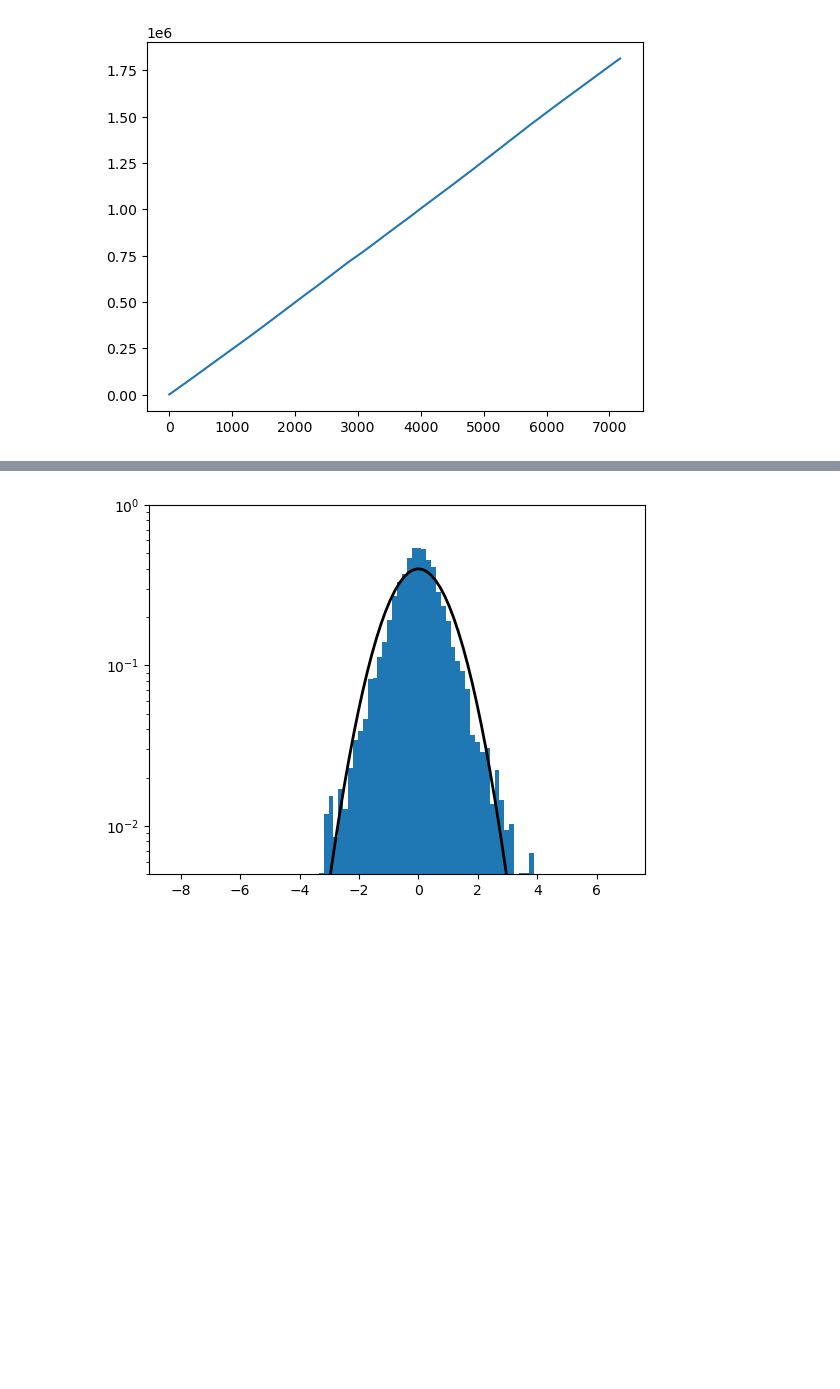
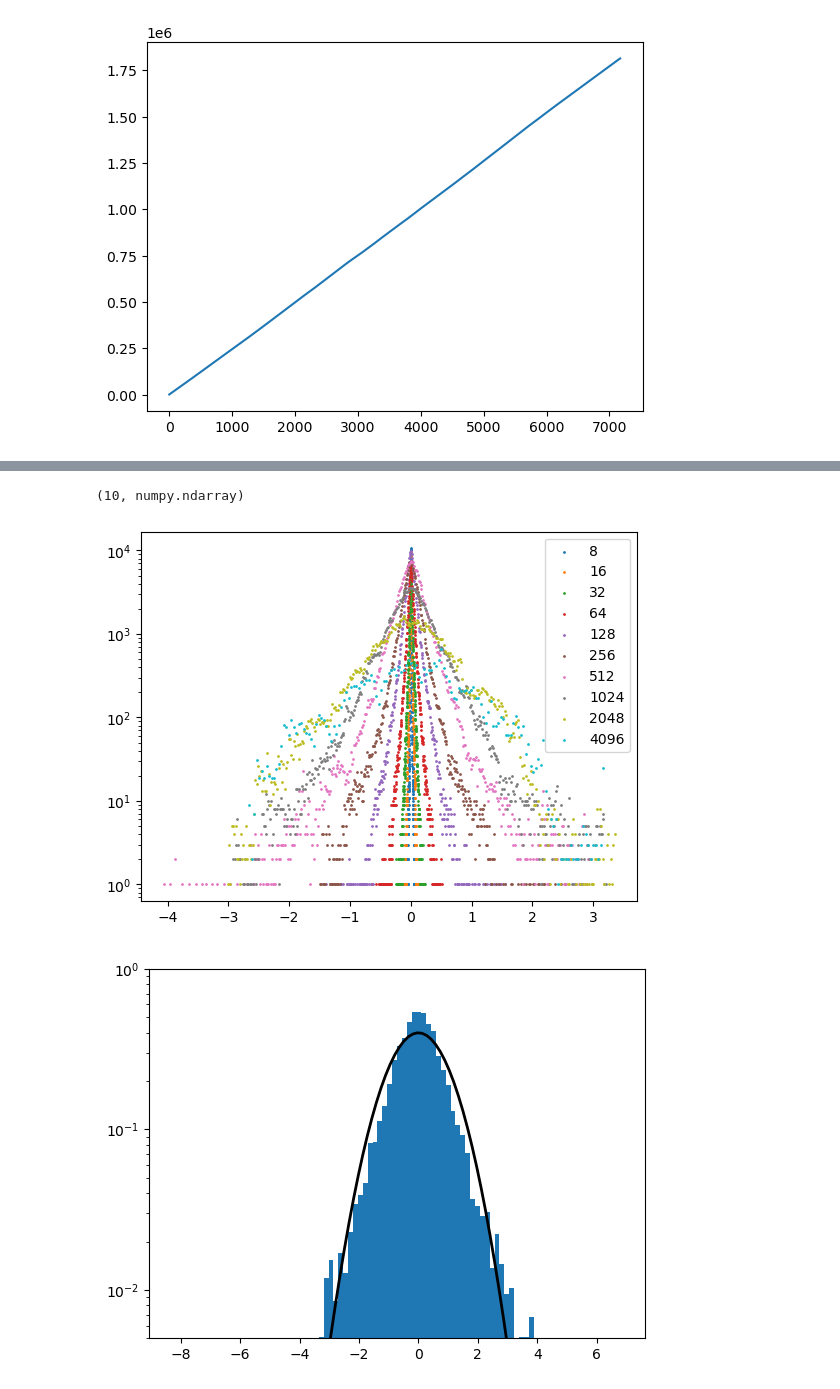
Before and after one commit to threeblueonebrowneyes/Critical-Scale-Invariance-Heart-Rate, a Jupyter notebook: Reading hea files - Data processing.ipynb, the cells around one changed output, grey strips where cells are left out. Saved outputs shown, nothing was run; the diff lists cells and outputs as text; code cells hidden in the pictures; blank space fills up the shorter version.

```diff
--- a/Reading hea files - Data processing.ipynb
+++ b/Reading hea files - Data processing.ipynb
@@ -155,3 +180,17 @@ n_seg 448
+# %%
+len(list_Delta_B), type(list_Delta_B[0])
+# %% [output]
+(10, numpy.ndarray)
+# %%
+for i,d in enumerate(list_Delta_B):
+    counts, edges=np.histogram(d/2000, bins=int(np.sqrt(d.size)))
+    bin_cen=(edges[1:]+edges[:-1])/2
+    plt.scatter(bin_cen, counts, s=1, label=str(2**(i+3)))
+    plt.yscale('log')
+plt.legend()
+plt.show()
+# %% [output]
+[figure, added]
 # %%
 from scipy.stats import norm
 
```
Also changed, not shown: parts of 4 cells of this notebook.
